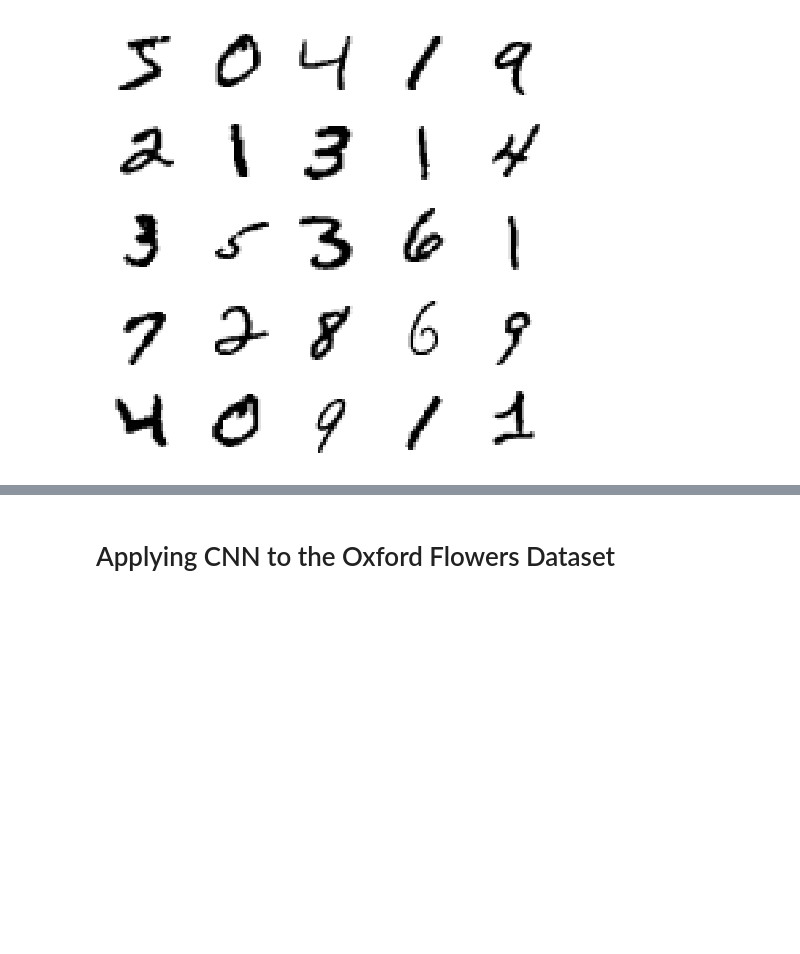
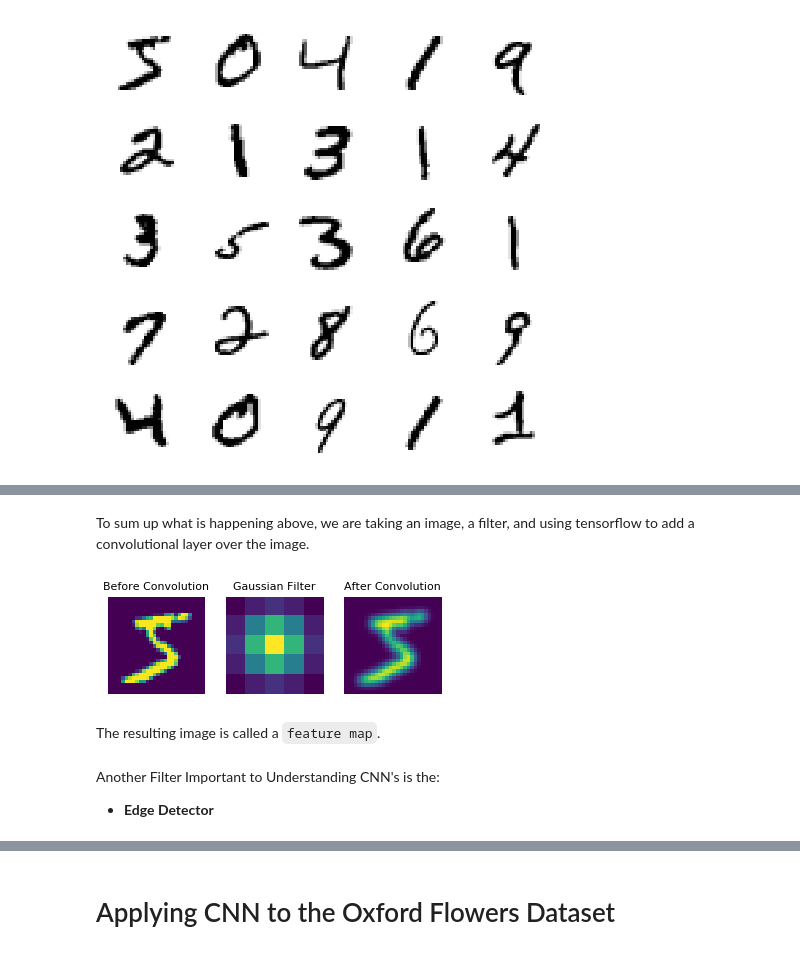
Before and after one commit to Connie-Liang/Data-Science-and-Machine-Learning-Notes, a Jupyter notebook: My CNN Notes.ipynb, the cells around one changed output, grey strips where cells are left out. Saved outputs shown, nothing was run; the diff lists cells and outputs as text; code cells hidden in the pictures; blank space fills up the shorter version.

```diff
--- a/My CNN Notes.ipynb
+++ b/My CNN Notes.ipynb
@@ -87,0 +241,43 @@ for i in range(25):
+# %% [markdown]
+To sum up what is happening above, we are taking an image, a filter, and using tensorflow to add a convolutional layer over the image.
+# %%
+# digit_training = train_images.reshape(-1,28,28)
+first_digit_image = train_images[0]
+# %%
+gaussian_filter = (1/255) * np.array([
+    [1,  4,  6,  4, 1],
+    [4, 16, 24, 16, 4],
+    [6, 24, 36, 24, 6],
+    [4, 16, 24, 16, 4],
+    [1,  4,  6,  4, 1],
+]).astype(np.float32)
+
+first_digit_blurred = apply_convolution_to_image(first_digit_image, gaussian_filter)
+# %%
+fig, ax = plt.subplots(1,3, figsize=(6,6))
+
+ax[0].imshow(first_digit_image)
+ax[0].set_title("Before Convolution", fontsize=11)
+
+
+ax[1].imshow(gaussian_filter)
+ax[1].set_title('Gaussian Filter', fontsize=11)
+
+
+ax[2].imshow(first_digit_blurred)
+ax[2].set_title('After Convolution', fontsize=11)
+
+for i in range(3):
+    ax[i].set_xticks([])
+    ax[i].set_yticks([])
+
+
+plt.show()
+# %% [output]
+[figure, added]
+# %% [markdown]
+The resulting image is called a `feature map`.
+# %% [markdown]
+Another Filter Important to Understanding CNN's is the:
+
+- **Edge Detector**
```
Also changed, not shown: parts of 35 cells of this notebook.
